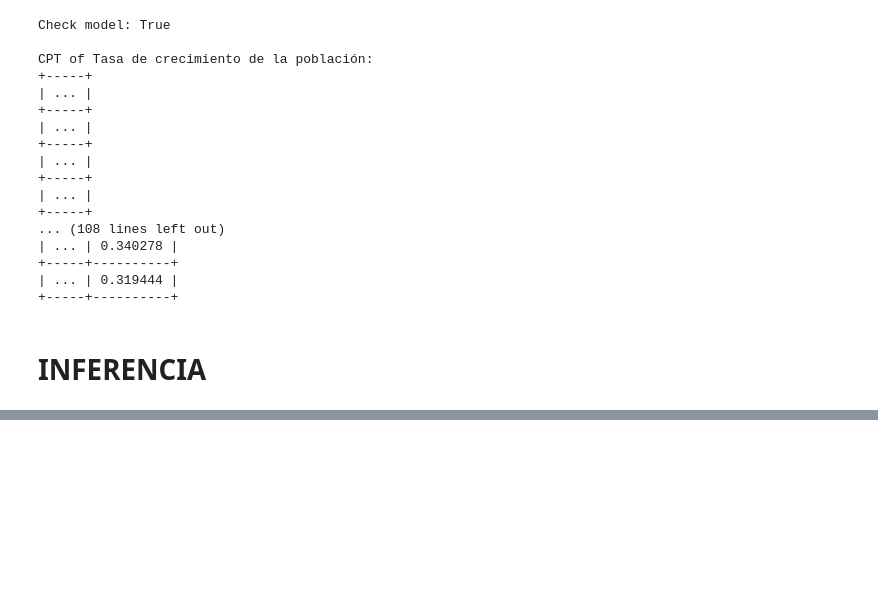
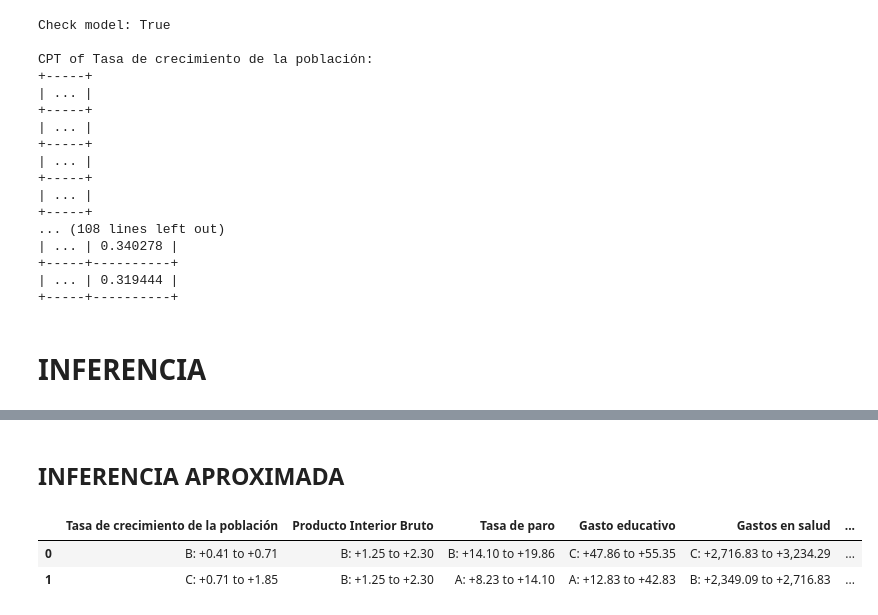
Before and after one commit to luchersol/Redes-Bayesianas, a Jupyter notebook: Redes_Bayesianas.ipynb, the cells around one changed output, grey strips where cells are left out. Cells and saved outputs as stored; diff of their text form; code cells hidden in the pictures; blank space fills up the shorter version.

Commit message:
Inclusión de inferencias

```diff
--- a/Redes_Bayesianas.ipynb
+++ b/Redes_Bayesianas.ipynb
@@ -275,0 +295,11 @@ Probability query of ['Tasa de crecimiento de la población'] with no evidence t
+# %% [markdown]
+## INFERENCIA APROXIMADA
+# %%
+# Bayesian Model Sampling
+
+inference_3 = BayesianModelSampling(model)
+inference_3.likelihood_weighted_sample(size=2)
+# %% [output]
+|  | Tasa de crecimiento de la población | Producto Interior Bruto | Tasa de paro | Gasto educativo | Gastos en salud | ... |
+| 0 | B: +0.41 to +0.71 | B: +1.25 to +2.30 | B: +14.10 to +19.86 | C: +47.86 to +55.35 | C: +2,716.83 to +3,234.29 | ... |
+| 1 | C: +0.71 to +1.85 | B: +1.25 to +2.30 | A: +8.23 to +14.10 | A: +12.83 to +42.83 | B: +2,349.09 to +2,716.83 | ... |
```
Also changed, not shown: parts of 6 cells of this notebook.
